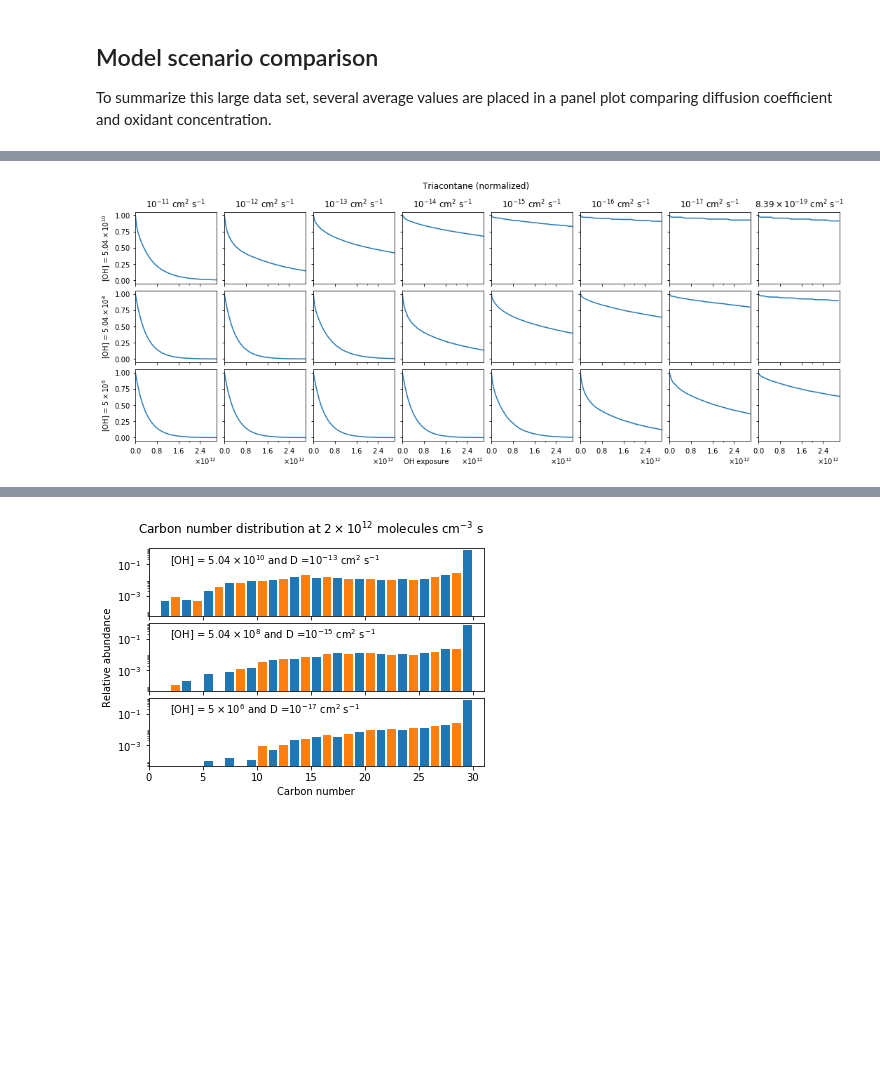
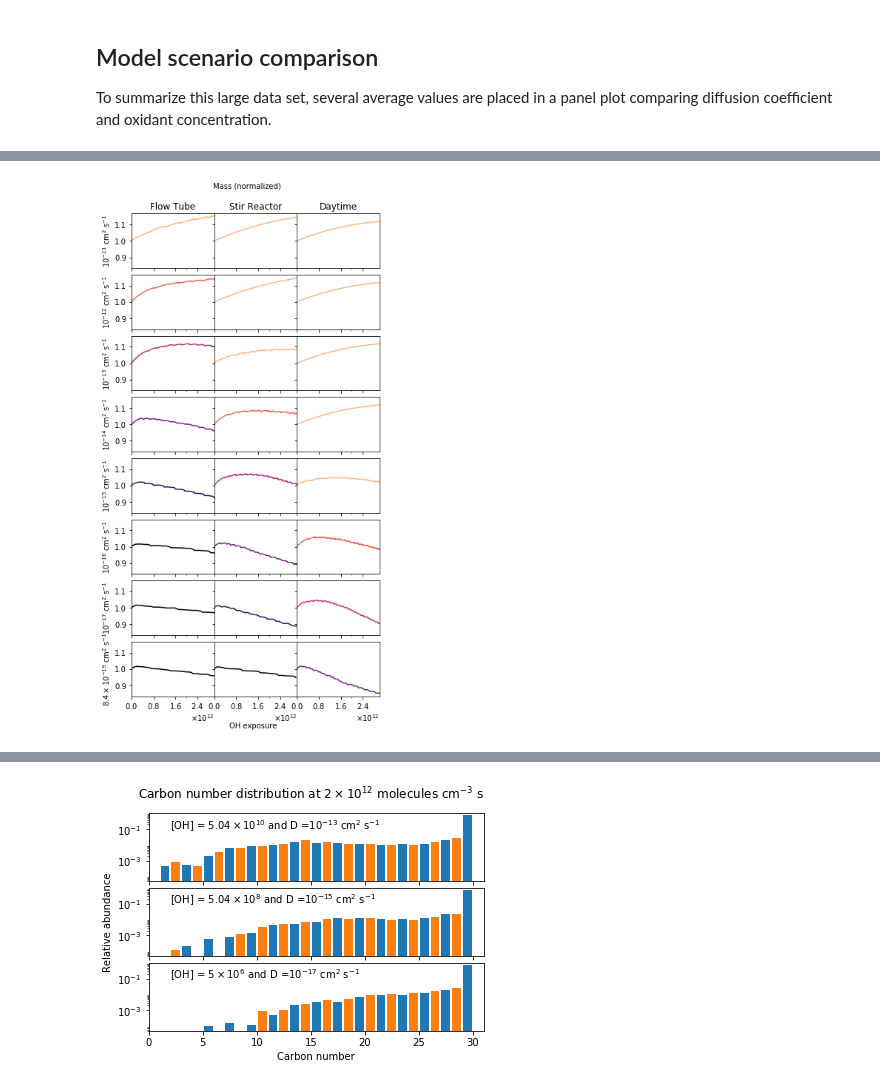
Before and after one commit to aawiegel/StackSimAnalysis, a Jupyter notebook: python/DiffusionSeries.ipynb, the cells around one changed output, grey strips where cells are left out. Drawn from its saved outputs; the diff is of its cells as text; code cells hidden in the pictures; blank space fills up the shorter version.

Commit message:
Updated plots

```diff
--- a/python/DiffusionSeries.ipynb
+++ b/python/DiffusionSeries.ipynb
@@ -63,11 +63,11 @@ D_string_conv = {"D10" : 1E-10, "D11" : 1E-11, "D12" : 1E-12, "D13" : 1E-13,
 D_string_format = {"D10" : r"$10^{-10}$", "D11" : r"$10^{-11}$", "D12" : r"$10^{-12}$",
                    "D13" : r"$10^{-13}$", "D14" : r"$10^{-14}$", "D15" : r"$10^{-15}$",
                    "D16" : r"$10^{-16}$", "D17" : r"$10^{-17}$",
-                   "D18" : r"$8.39 \times 10^{-19}$"}
+                   "D18" : r"$8.4 \times 10^{-19}$"}
 
-cond_string_conv = {"ft" : r"[OH] = $5.04 \times 10^{10}$",
-                    "cfstr" : r"[OH] = $5.04 \times 10^{8}$",
-                    "day" : r"[OH] = $5 \times 10^{6}$"}
+cond_string_conv = {"ft" : "Flow Tube",
+                    "cfstr" : "Stir Reactor",
+                    "day" : "Daytime"}
 
 # Generate dictionary of filename strings
 
@@ -149,35 +241,37 @@ To summarize this large data set, several average values are placed in a panel p
 # %%
 %matplotlib inline
 
-# Triacontane decay comparison
+# Mass comparison
 
-fig, axes = plt.subplots(3, 8, sharex=True, sharey=True, figsize=(18, 6))
+fig, axes = plt.subplots(8, 3, sharex=True, sharey=True, figsize=(6, 12))
 
-tri_string = "Triacontane (normalized)"
+mass_string = "Mass (normalized)"
 
-fig.suptitle(tri_string)
+plt.figtext(0.38, 0.92, mass_string)
 
-plt.subplots_adjust(wspace=0.1, hspace=0.1)
-plt.figtext(0.42, 0.05, "OH exposure")
+plt.subplots_adjust(wspace=0, hspace=0.12)
+plt.figtext(0.43, 0.075, "OH exposure")
 
 i = 0
 for cond in condition:
     j = 0
+    k = color_idx[cond]
     for D in diffusion["ft"]:
-        ScenarioData[cond+"_"+D].plot(x = 'OH exposure', y = tri_string,
-                                      ax = axes[i, j], legend=False)
-        axes[i, j].xaxis.label.set_visible(False)
-        axes[i, j].set_xlim([0, 3.01E12])
-        axes[i, j].xaxis.set_major_formatter(ticker.ScalarFormatter(useMathText=True, useOffset=False))
-        axes[i, j].xaxis.set_major_locator(ticker.MaxNLocator(5))
+        ScenarioData[cond+"_"+D].plot(x = 'OH exposure', y = mass_string,
+                                      ax = axes[j, i], legend=False, color = colors[k])
+        axes[j, i].xaxis.label.set_visible(False)
+        axes[j, i].set_xlim([0, 3.01E12])
+        axes[j, i].xaxis.set_major_formatter(ticker.ScalarFormatter(useMathText=True, useOffset=False))
+        axes[j, i].xaxis.set_major_locator(ticker.MaxNLocator(5))
         if j == 0:
-            axes[i, j].set_ylabel(cond_string_conv[cond])
+            axes[j, i].set_title(cond_string_conv[cond])
         if i == 0:
-            axes[i, j].set_title(D_string_format[D]+r" cm$^2$ s$^{-1}$")
+            axes[j, i].set_ylabel(D_string_format[D]+r" cm$^2$ s$^{-1}$")
         j += 1
+        k += 1
     i += 1
 
-fig.savefig(os.path.join(subdir, 'triacontane_horiz.png'),
-            fmt='png', dpi=300, bbox_inches='tight')
+fig.savefig(os.path.join(subdir, 'mass horiz colors.png'),
+            fmt='png', dpi=600, bbox_inches='tight')
 # %% [output]
-[figure, old version]
+[figure, new version]
```
Also changed, not shown: parts of 8 cells of this notebook.
